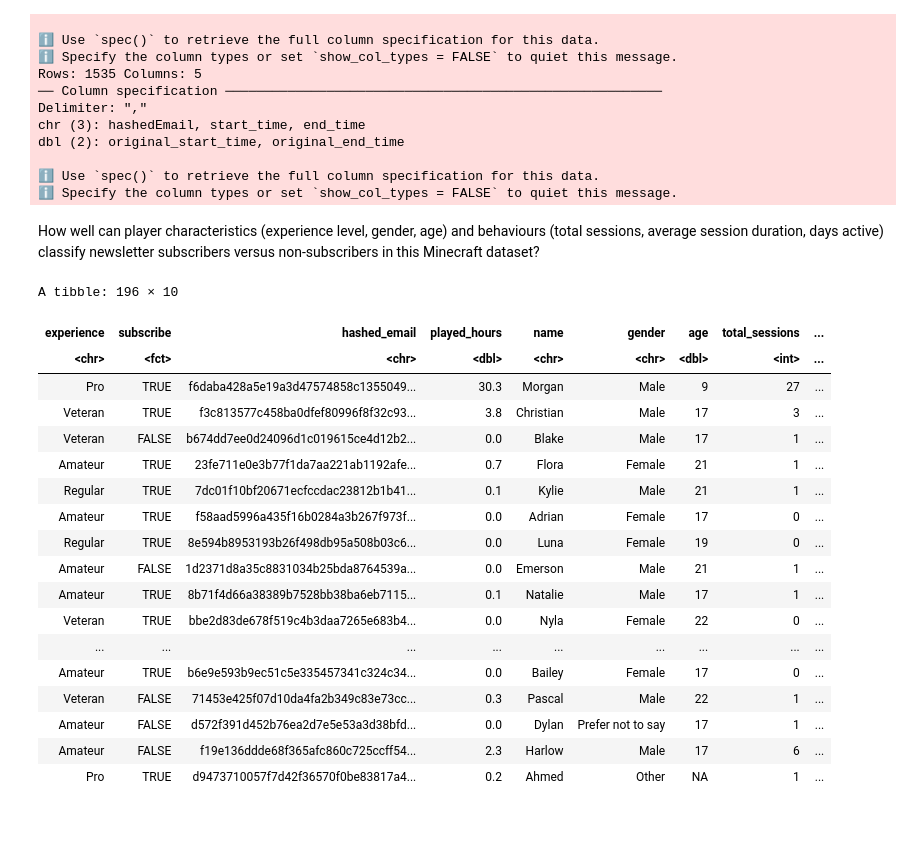
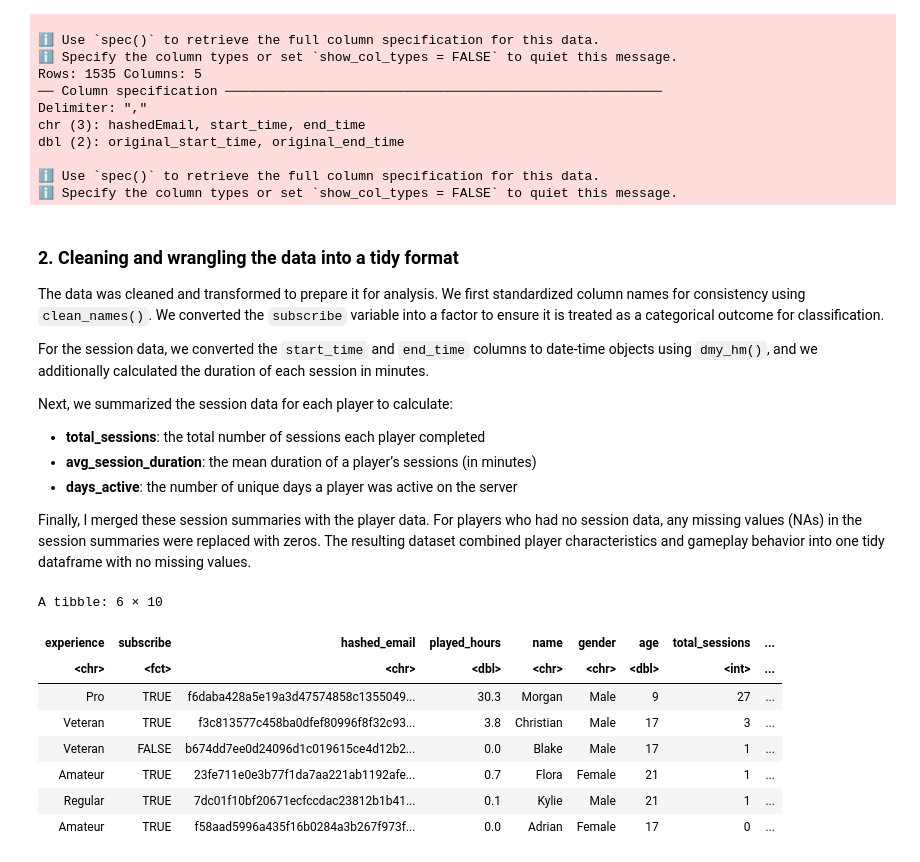
Before and after one commit to MitchellKehlerR/Minecraft_Final_Project, a Jupyter notebook: Minecraft_Project.ipynb, the cells around one changed output. Drawn from its saved outputs; the diff is of its cells as text; code cells hidden in the pictures; blank space fills up the shorter version.

Commit message:
Completed "Cleaning and wrangling the data into a tidy format"

```diff
--- a/Minecraft_Project.ipynb
+++ b/Minecraft_Project.ipynb
@@ -8,10 +106,7 @@ library(janitor)
 # %%
 # Read player and session data
-players <- read_csv("data/players.csv") |>
-    clean_names()
-
-sessions <- read_csv("data/sessions.csv") |>
-    clean_names()
+players_raw <- read_csv("data/players.csv")
+sessions_raw <- read_csv("data/sessions.csv")
 # %% [output]
 Rows: 196 Columns: 7
 ── Column specification ────────────────────────────────────────────────────────
@@ -31,59 +126,63 @@ dbl (2): original_start_time, original_end_time
 ℹ Use `spec()` to retrieve the full column specification for this data.
 ℹ Specify the column types or set `show_col_types = FALSE` to quiet this message.
 # %% [markdown]
-How well can player characteristics (experience level, gender, age) and behaviours (total sessions, average session duration, days active) classify newsletter subscribers versus non-subscribers in this Minecraft dataset?
+
+### 2. Cleaning and wrangling the data into a tidy format
+
+The data was cleaned and transformed to prepare it for analysis. We first standardized column names for consistency using `clean_names()`. We converted the `subscribe` variable into a factor to ensure it is treated as a categorical outcome for classification.
+
+For the session data, we converted the `start_time` and `end_time` columns to date-time objects using `dmy_hm()`, and we additionally calculated the duration of each session in minutes.
+
+Next, we summarized the session data for each player to calculate:
+- **total_sessions**: the total number of sessions each player completed
+- **avg_session_duration**: the mean duration of a player’s sessions (in minutes)
+- **days_active**: the number of unique days a player was active on the server
+
+Finally, I merged these session summaries with the player data. For players who had no session data, any missing values (NAs) in the session summaries were replaced with zeros. The resulting dataset combined player characteristics and gameplay behavior into one tidy dataframe with no missing values.
 # %%
-# Clean and Convert Session Data
-# Convert start_time and end_time to datetime, compute session length (minutes)
+# Clean and standardize player data column names and convert "subscribe" to a factor
+players <- players_raw |>
+    clean_names() |>
+    mutate(subscribe = as.factor(subscribe))
 
-players <- players |>
-  mutate(subscribe = as.factor(subscribe))
-
-sessions <- sessions |>
-  mutate(
+# Clean and standardize session data column names and compute session length in minutes
+# Convert "start_time" and "end_time" to datetime format
+sessions <- sessions_raw |>
+    clean_names() |>
+    mutate(
     starting_time = dmy_hm(start_time),
     ending_time = dmy_hm(end_time),
-    session_length = as.numeric(ending_time - starting_time, units = "mins"))
+    session_length = as.numeric(ending_time - starting_time, units = "mins")
+  )
 
-# Aggregate Session Data to Player Level
-# Calculate player-level session features
+# Summarize session data to calculate total sessions, average session duration, and active days per player
 session_summary <- sessions |>
     group_by(hashed_email) |>
     summarise(total_sessions = n(),
     avg_session_duration = mean(session_length, na.rm = TRUE),
     days_active = n_distinct(as.Date(start_time))
   )
 
-# Merge Player and Session Data
+# Merge player data with session summaries and replace missing session values with zeros
 player_summary <- players |>
     left_join(session_summary, by = "hashed_email") |>
     mutate(
     total_sessions = replace_na(total_sessions, 0),
     avg_session_duration = replace_na(avg_session_duration, 0),
     days_active = replace_na(days_active, 0)
   )
 
-player_summary
+head(player_summary)
 # %% [output]
-A tibble: 196 × 10
+A tibble: 6 × 10
 | experience | subscribe | hashed_email | played_hours | name | gender | age | total_sessions | ... |
 | <chr> | <fct> | <chr> | <dbl> | <chr> | <chr> | <dbl> | <int> | ... |
 | Pro | TRUE | f6daba428a5e19a3d47574858c1355049... | 30.3 | Morgan | Male | 9 | 27 | ... |
 | Veteran | TRUE | f3c813577c458ba0dfef80996f8f32c93... | 3.8 | Christian | Male | 17 | 3 | ... |
 | Veteran | FALSE | b674dd7ee0d24096d1c019615ce4d12b2... | 0.0 | Blake | Male | 17 | 1 | ... |
 | Amateur | TRUE | 23fe711e0e3b77f1da7aa221ab1192afe... | 0.7 | Flora | Female | 21 | 1 | ... |
 | Regular | TRUE | 7dc01f10bf20671ecfccdac23812b1b41... | 0.1 | Kylie | Male | 21 | 1 | ... |
 | Amateur | TRUE | f58aad5996a435f16b0284a3b267f973f... | 0.0 | Adrian | Female | 17 | 0 | ... |
-| Regular | TRUE | 8e594b8953193b26f498db95a508b03c6... | 0.0 | Luna | Female | 19 | 0 | ... |
-| Amateur | FALSE | 1d2371d8a35c8831034b25bda8764539a... | 0.0 | Emerson | Male | 21 | 1 | ... |
-| Amateur | TRUE | 8b71f4d66a38389b7528bb38ba6eb7115... | 0.1 | Natalie | Male | 17 | 1 | ... |
-| Veteran | TRUE | bbe2d83de678f519c4b3daa7265e683b4... | 0.0 | Nyla | Female | 22 | 0 | ... |
-| ... | ... | ... | ... | ... | ... | ... | ... | ... |
-| Amateur | TRUE | b6e9e593b9ec51c5e335457341c324c34... | 0.0 | Bailey | Female | 17 | 0 | ... |
-| Veteran | FALSE | 71453e425f07d10da4fa2b349c83e73cc... | 0.3 | Pascal | Male | 22 | 1 | ... |
-| Amateur | FALSE | d572f391d452b76ea2d7e5e53a3d38bfd... | 0.0 | Dylan | Prefer not to say | 17 | 1 | ... |
-| Amateur | FALSE | f19e136ddde68f365afc860c725ccff54... | 2.3 | Harlow | Male | 17 | 6 | ... |
-| Pro | TRUE | d9473710057f7d42f36570f0be83817a4... | 0.2 | Ahmed | Other | NA | 1 | ... |
 # %%
 player_full <- player_summary |>
   select(subscribe, age, total_sessions, avg_session_duration, days_active)
```
Also changed, not shown: parts of 6 cells of this notebook.
